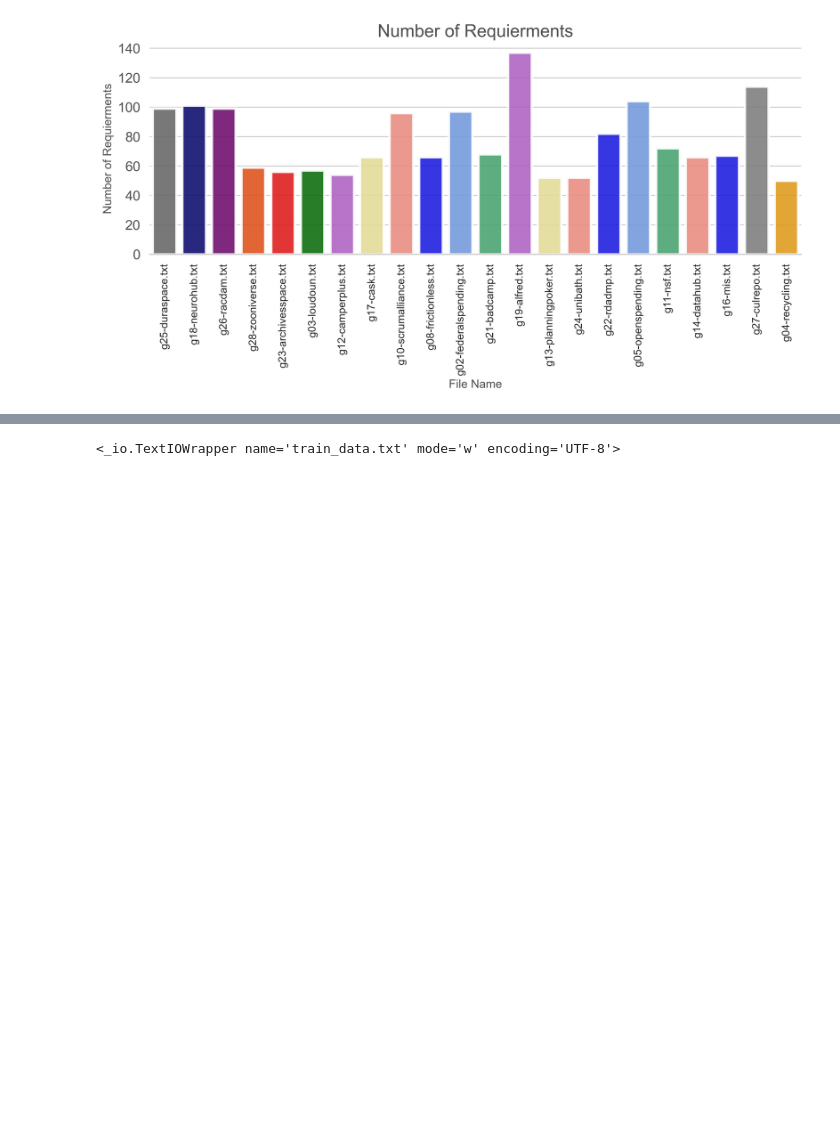
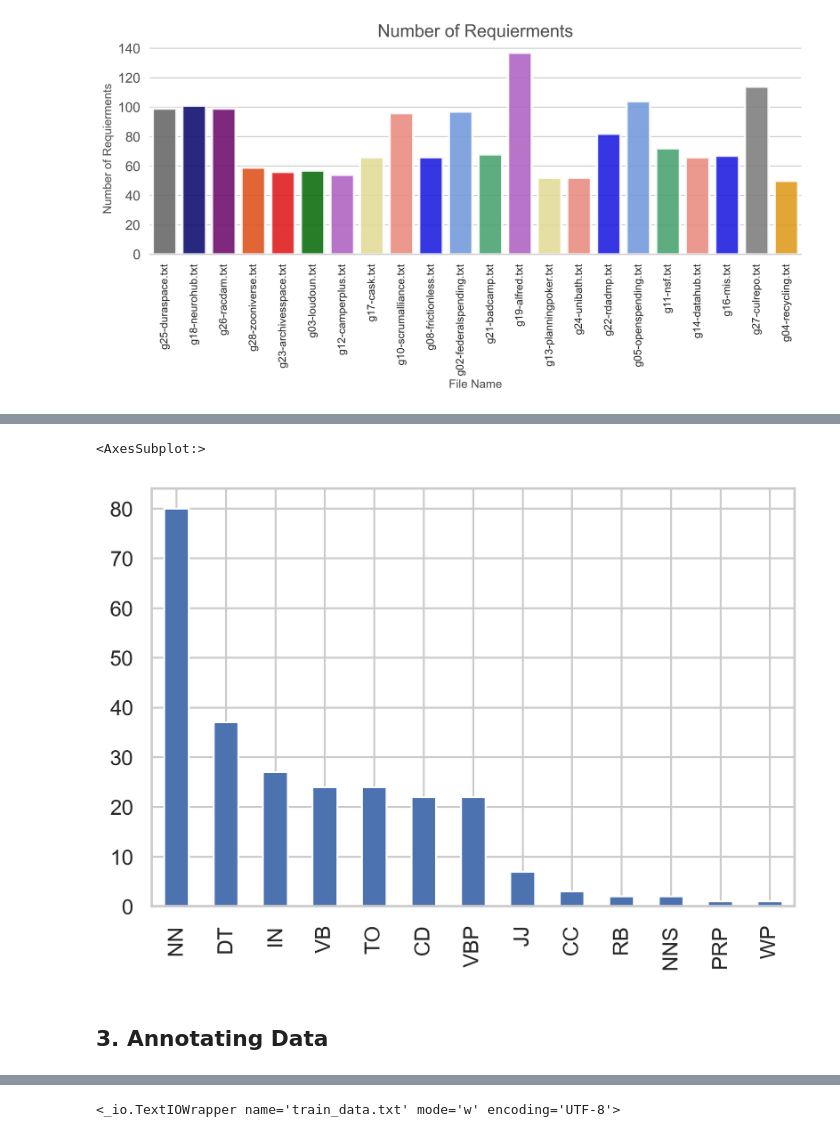
Before and after one commit to alqahysa/DS_Capstone_Project, a Jupyter notebook: us_cocetual_modeling.ipynb, the cells around one changed output, grey strips where cells are left out. Cells and saved outputs as stored; diff of their text form; code cells hidden in the pictures; blank space fills up the shorter version.

```diff
--- a/us_cocetual_modeling.ipynb
+++ b/us_cocetual_modeling.ipynb
@@ -276,0 +369,2 @@ sns.despine(left=True)
+# %%
+blob=TextBlob(str(user_story_f_df['us_text']))
@@ -276,0 +391,3 @@ sns.despine(left=True)
+# %%
+pos_df=pd.DataFrame(blob.tags,columns=['words','pos'])
+pos_df=pos_df['pos'].value_counts()
@@ -276,0 +411,8 @@ sns.despine(left=True)
+# %%
+
+pos_df.plot(kind='bar')
+# %% [output]
+<AxesSubplot:>
+[figure, added]
+# %% [markdown]
+## 3. Annotating Data
```
Also changed, not shown: parts of 19 cells of this notebook.
